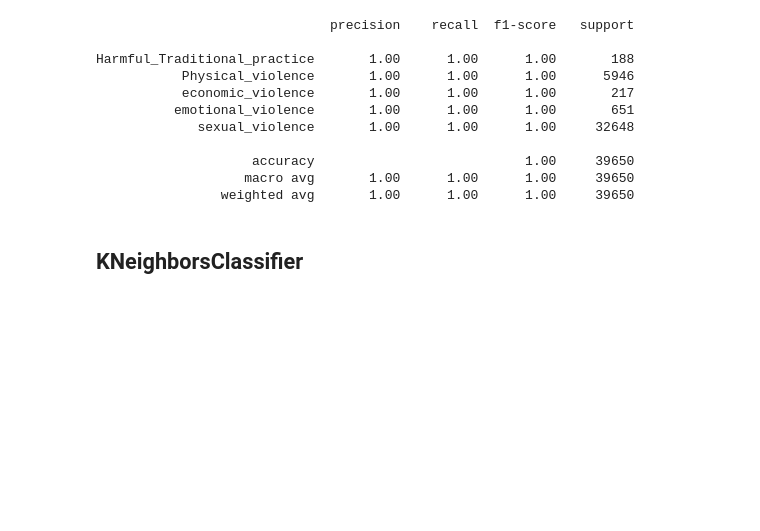
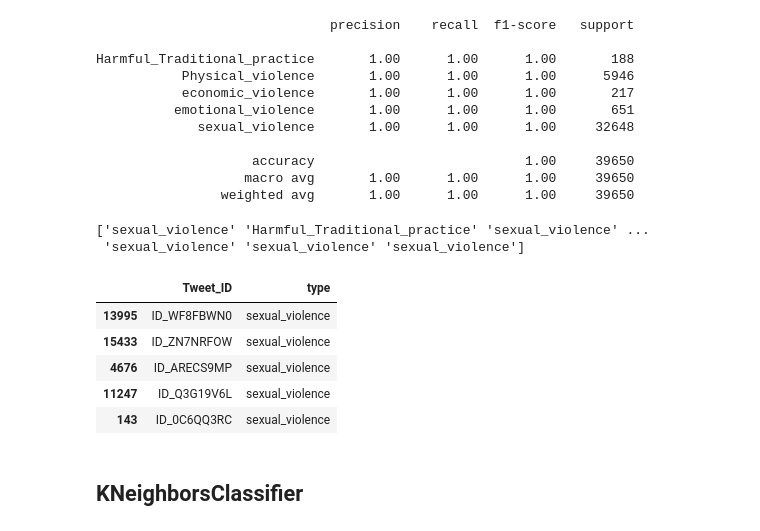
Before and after one commit to The-DigitalAcademy/Malebo_Gender_Based_Violence, a Jupyter notebook: Machine learning.ipynb, the cells around one changed output. Drawn from its saved outputs; the diff is of its cells as text; code cells hidden in the pictures; blank space fills up the shorter version.

```diff
--- a/Machine learning.ipynb
+++ b/Machine learning.ipynb
@@ -355,6 +355,24 @@ Harmful_Traditional_practice       1.00      1.00      1.00       188
                     accuracy                           1.00     39650
                    macro avg       1.00      1.00      1.00     39650
                 weighted avg       1.00      1.00      1.00     39650
+# %%
+y_test2=rf.predict(X_test_vectorised)
+print(y_test2)
+# %% [output]
+['sexual_violence' 'Harmful_Traditional_practice' 'sexual_violence' ...
+ 'sexual_violence' 'sexual_violence' 'sexual_violence']
+# %%
+# Create a DataFrame with customer_id and predicted income
+submission = pd.DataFrame({'Tweet_ID': test_data['Tweet_ID'], 'type': y_test})
+# %%
+submission.sample(5)
+# %% [output]
+|  | Tweet_ID | type |
+| 13995 | ID_WF8FBWN0 | sexual_violence |
+| 15433 | ID_ZN7NRFOW | sexual_violence |
+| 4676 | ID_ARECS9MP | sexual_violence |
+| 11247 | ID_Q3G19V6L | sexual_violence |
+| 143 | ID_0C6QQ3RC | sexual_violence |
 # %% [markdown]
 ## KNeighborsClassifier
 # %%
```
Also changed, not shown: parts of 8 cells of this notebook, 1 other file.
